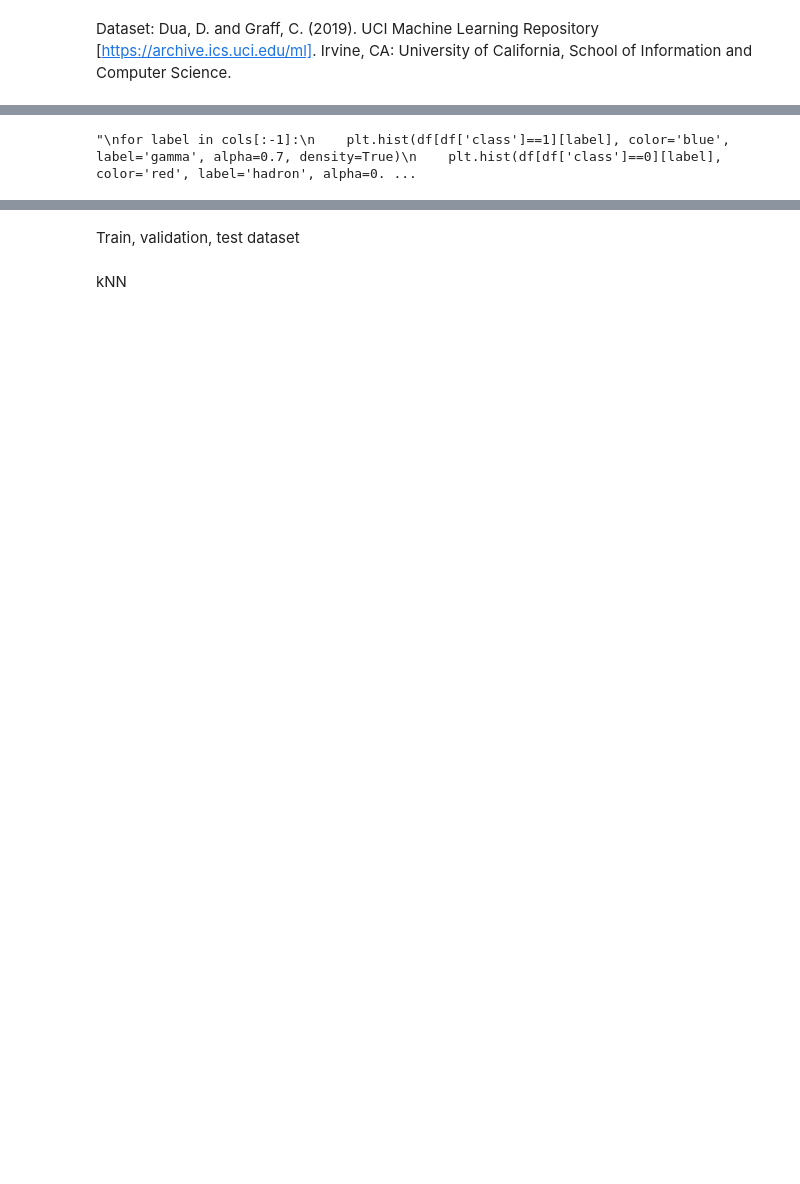
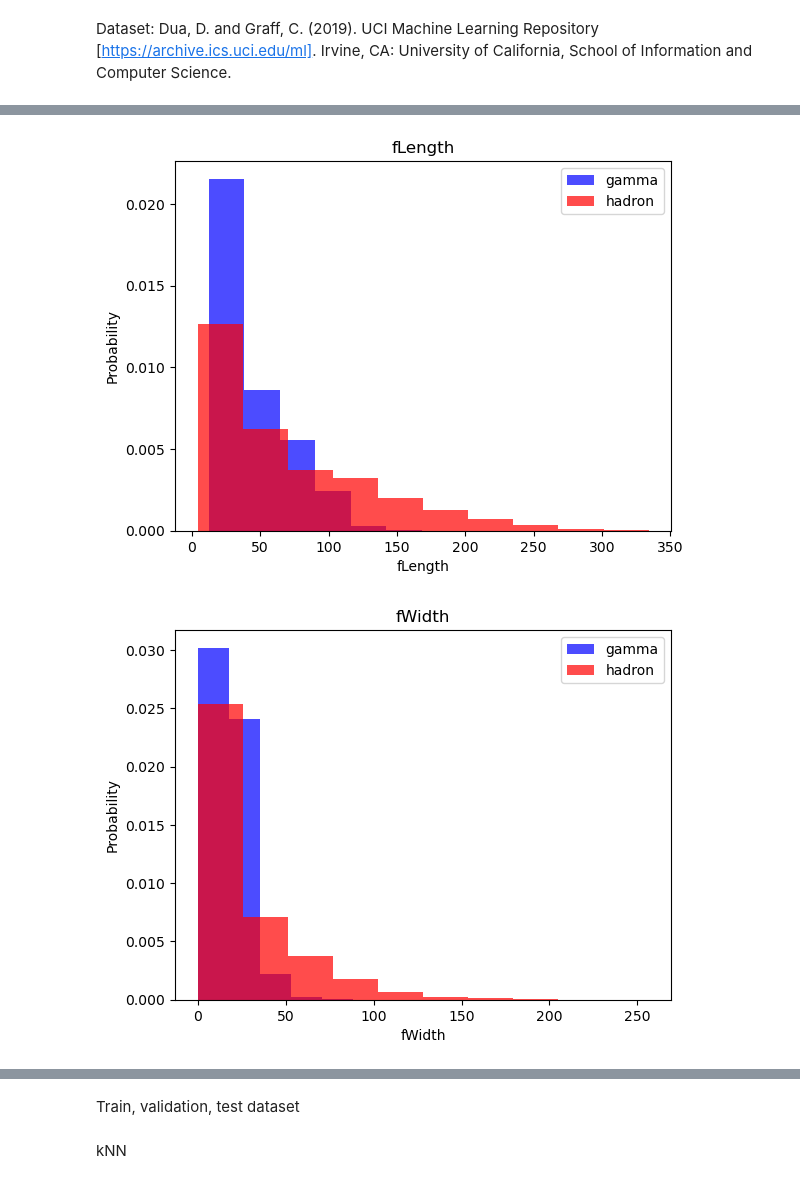
Before and after one commit to nikokarvinen/m_learning, a Jupyter notebook: magic.ipynb, the cells around one changed output, grey strips where cells are left out. Cells and saved outputs as stored; diff of their text form; code cells hidden in the pictures; blank space fills up the shorter version.

```diff
--- a/magic.ipynb
+++ b/magic.ipynb
@@ -31,15 +32,14 @@ df.head()
 | 3 | 23.8172 | 9.5728 | 2.3385 | 0.6147 | 0.3922 | 27.2107 | -6.4633 | -7.1513 | 10.4490 | 116.7370 | 1 |
 | 4 | 75.1362 | 30.9205 | 3.1611 | 0.3168 | 0.1832 | -5.5277 | 28.5525 | 21.8393 | 4.6480 | 356.4620 | 1 |
 # %%
-#hist from data
-'''
 for label in cols[:-1]:
-    plt.hist(df[df['class']==1][label], color='blue', label='gamma', alpha=0.7, density=True)
-    plt.hist(df[df['class']==0][label], color='red', label='hadron', alpha=0.7, density=True)
-    plt.title(label)
-    plt.ylabel('Probability')
-    plt.xlabel(label)
-    plt.legend()
-    plt.show()'''
+  plt.hist(df[df["class"]==1][label], color='blue', label='gamma', alpha=0.7, density=True)
+  plt.hist(df[df["class"]==0][label], color='red', label='hadron', alpha=0.7, density=True)
+  plt.title(label)
+  plt.ylabel("Probability")
+  plt.xlabel(label)
+  plt.legend()
+  plt.show()
 # %% [output]
-"\nfor label in cols[:-1]:\n    plt.hist(df[df['class']==1][label], color='blue', label='gamma', alpha=0.7, density=True)\n    plt.hist(df[df['class']==0][label], color='red', label='hadron', alpha=0. ...
+[figure, added]
+[figure, added]
```
Also changed, not shown: parts of 28 cells of this notebook, 2 other files.
